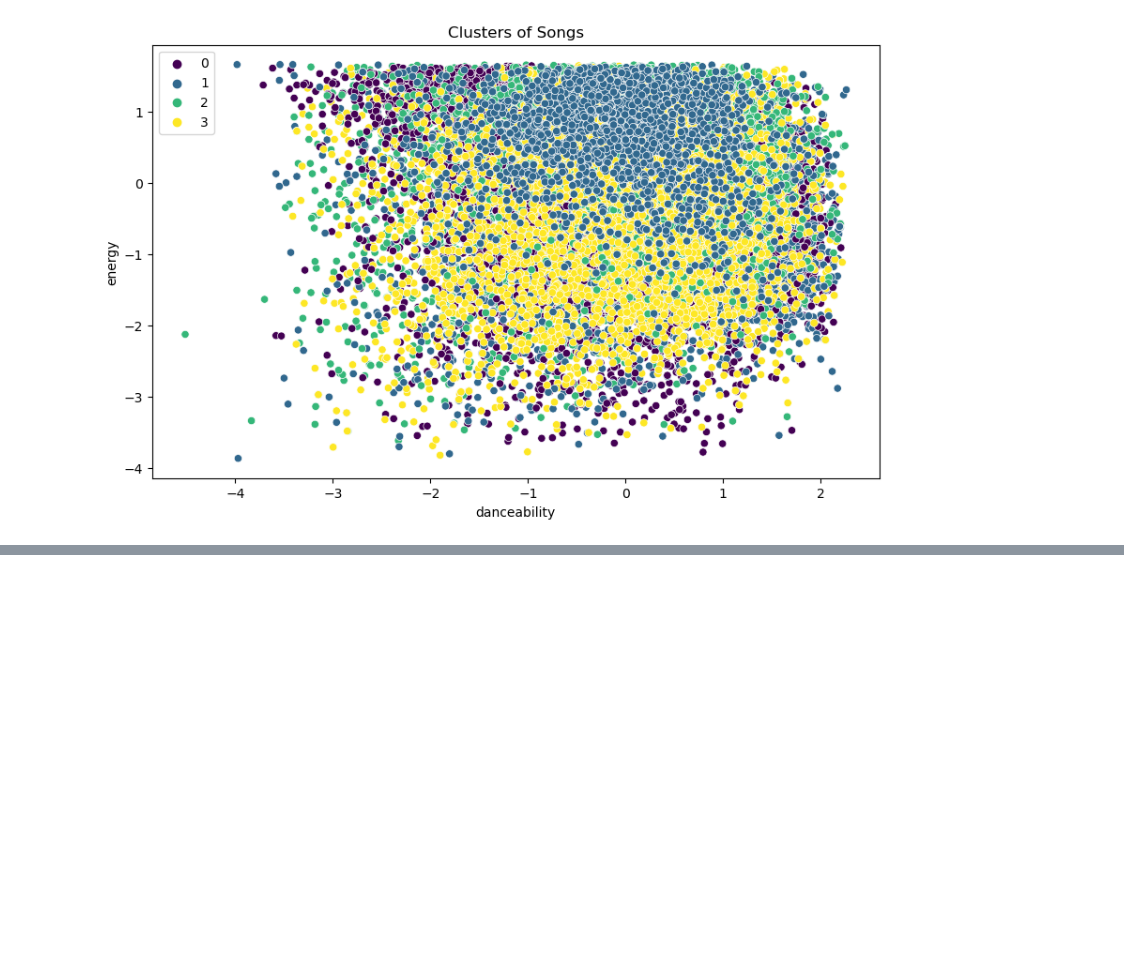
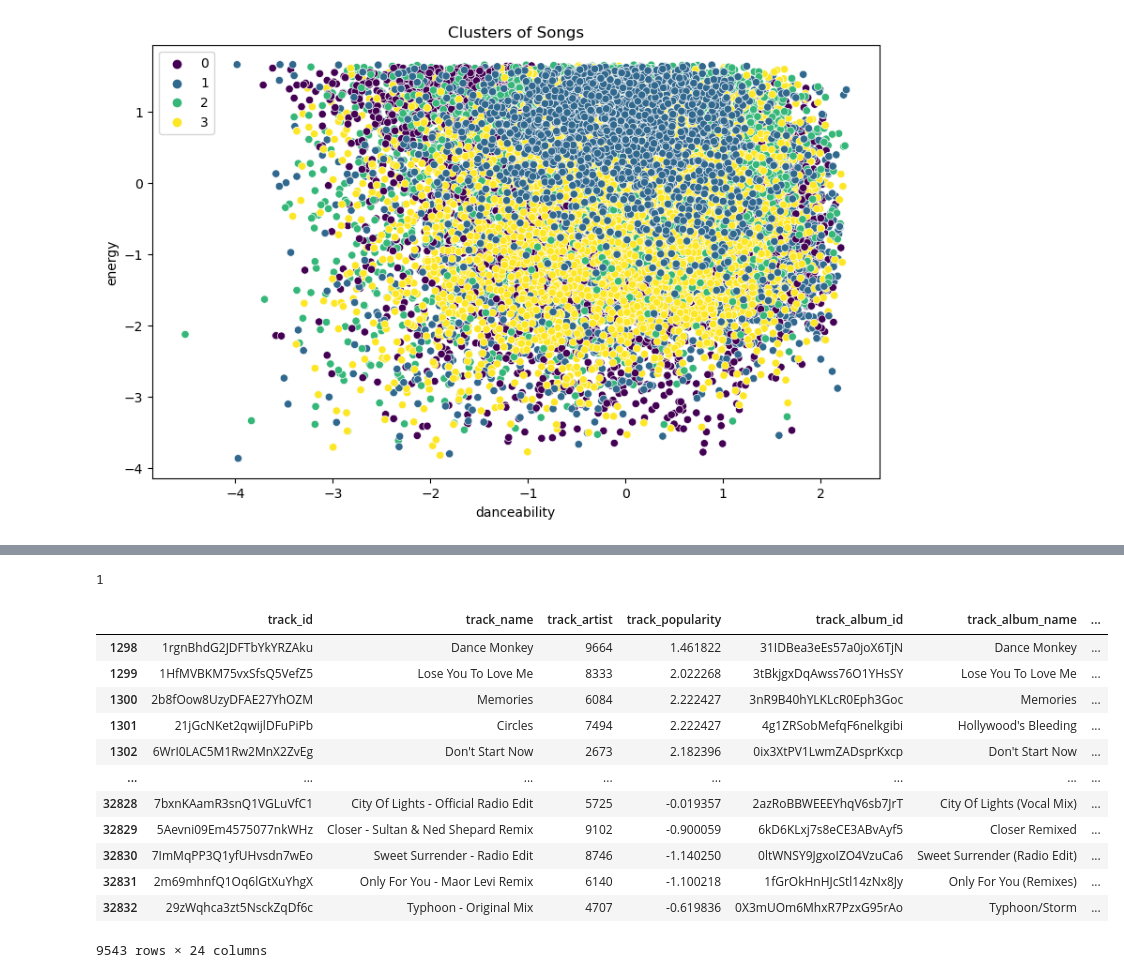
Before and after one commit to ThanujaBalla/AI-course, a Jupyter notebook: minor project corizo.ipynb, the cells around one changed output, grey strips where cells are left out. Drawn from its saved outputs; the diff is of its cells as text; code cells hidden in the pictures; blank space fills up the shorter version.

```diff
--- a/minor project corizo.ipynb
+++ b/minor project corizo.ipynb
@@ -245,8 +245,3 @@ plot_clusters('liveness', 'duration_ms', 'Liveness', 'Duration (ms)')
 plot_clusters('danceability','energy','danceability', 'energy')
 # %% [output]
 [figure]
-# %%
-# performing KNN
-from sklearn.neighbors import NearestNeighbors
-df = pd.read_csv('spotify dataset.csv')
-df
@@ -335,0 +266,25 @@ I Don't Care (with Justin Bieber) - Loud Luxury Remix
+# %%
+# to get a cluster number from given track_id
+input_track_id = '2m69mhnfQ1Oq6lGtXuYhgX'
+input_cluster=df.loc[df['track_id']==input_track_id,'cluster'].values[0]
+print(input_cluster)
+# %% [output]
+1
+# %%
+# to get the data frame of all values in that cluster
+cluster_df = df[df['cluster'] == input_cluster]
+cluster_df
+# %% [output]
+|  | track_id | track_name | track_artist | track_popularity | track_album_id | track_album_name | ... |
+| 1298 | 1rgnBhdG2JDFTbYkYRZAku | Dance Monkey | 9664 | 1.461822 | 31IDBea3eEs57a0joX6TjN | Dance Monkey | ... |
+| 1299 | 1HfMVBKM75vxSfsQ5VefZ5 | Lose You To Love Me | 8333 | 2.022268 | 3tBkjgxDqAwss76O1YHsSY | Lose You To Love Me | ... |
+| 1300 | 2b8fOow8UzyDFAE27YhOZM | Memories | 6084 | 2.222427 | 3nR9B40hYLKLcR0Eph3Goc | Memories | ... |
+| 1301 | 21jGcNKet2qwijlDFuPiPb | Circles | 7494 | 2.222427 | 4g1ZRSobMefqF6nelkgibi | Hollywood's Bleeding | ... |
+| 1302 | 6WrI0LAC5M1Rw2MnX2ZvEg | Don't Start Now | 2673 | 2.182396 | 0ix3XtPV1LwmZADsprKxcp | Don't Start Now | ... |
+| ... | ... | ... | ... | ... | ... | ... | ... |
+| 32828 | 7bxnKAamR3snQ1VGLuVfC1 | City Of Lights - Official Radio Edit | 5725 | -0.019357 | 2azRoBBWEEEYhqV6sb7JrT | City Of Lights (Vocal Mix) | ... |
+| 32829 | 5Aevni09Em4575077nkWHz | Closer - Sultan & Ned Shepard Remix | 9102 | -0.900059 | 6kD6KLxj7s8eCE3ABvAyf5 | Closer Remixed | ... |
+| 32830 | 7ImMqPP3Q1yfUHvsdn7wEo | Sweet Surrender - Radio Edit | 8746 | -1.140250 | 0ltWNSY9JgxoIZO4VzuCa6 | Sweet Surrender (Radio Edit) | ... |
+| 32831 | 2m69mhnfQ1Oq6lGtXuYhgX | Only For You - Maor Levi Remix | 6140 | -1.100218 | 1fGrOkHnHJcStl14zNx8Jy | Only For You (Remixes) | ... |
+| 32832 | 29zWqhca3zt5NsckZqDf6c | Typhoon - Original Mix | 4707 | -0.619836 | 0X3mUOm6MhxR7PzxG95rAo | Typhoon/Storm | ... |
+9543 rows × 24 columns
```
Also changed, not shown: parts of 13 cells of this notebook.
